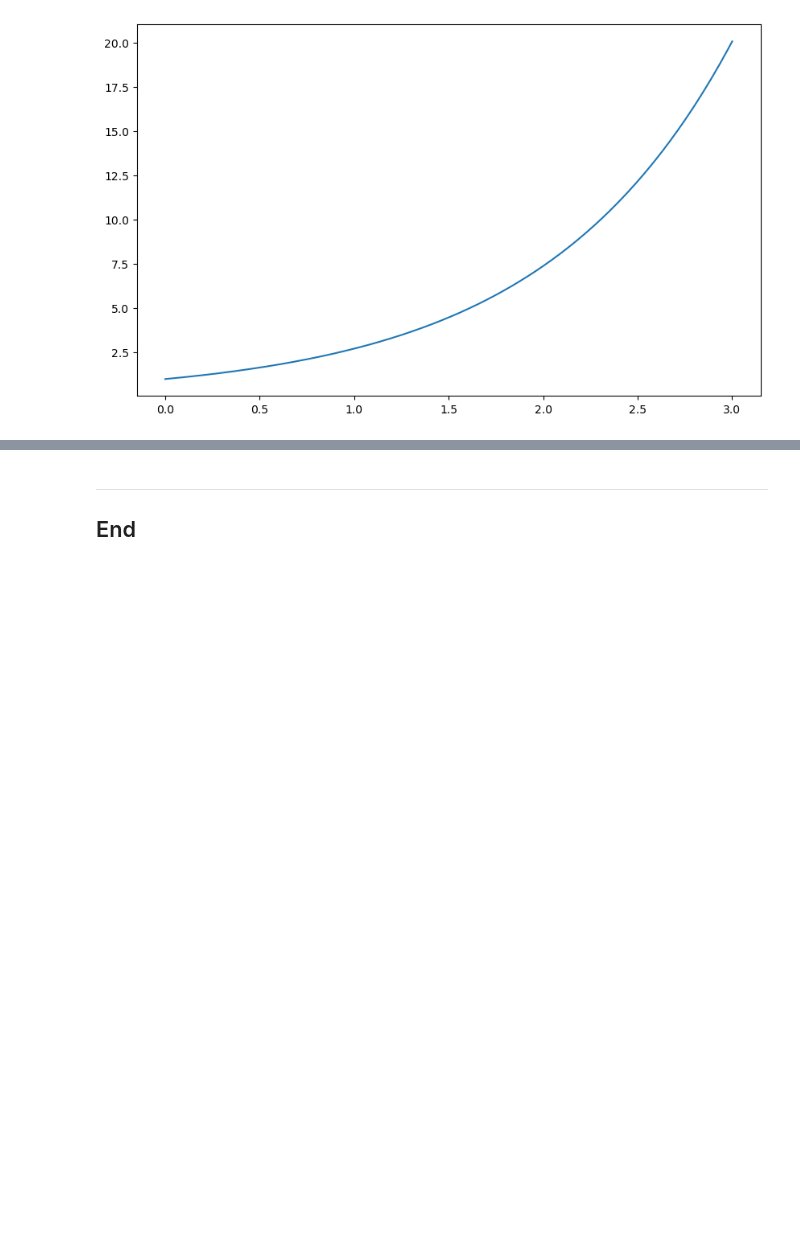
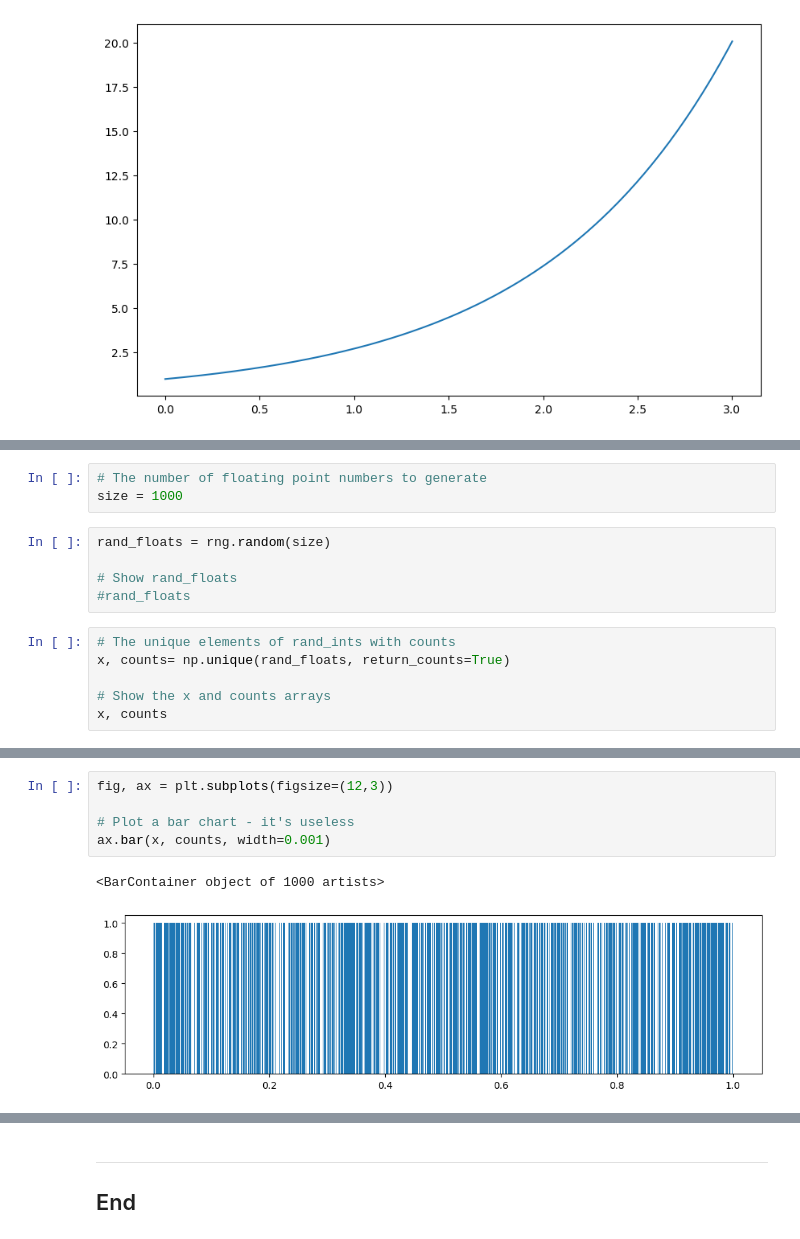
Before and after one commit to rachel-king4/fundamentalsofdataanalysis, a Jupyter notebook: mynotebook.ipynb, the cells around one changed output, grey strips where cells are left out. Cells and saved outputs as stored; diff of their text form; blank space fills up the shorter version.

```diff
--- a/mynotebook.ipynb
+++ b/mynotebook.ipynb
@@ -34,0 +140,14 @@ plt.plot(x, y)
+# %%
+# The number of floating point numbers to generate
+size = 1000
+# %%
+rand_floats = rng.random(size)
+
+# Show rand_floats
+#rand_floats
+# %%
+# The unique elements of rand_ints with counts
+x, counts= np.unique(rand_floats, return_counts=True)
+
+# Show the x and counts arrays
+x, counts
@@ -34,0 +172,8 @@ plt.plot(x, y)
+# %%
+fig, ax = plt.subplots(figsize=(12,3))
+
+# Plot a bar chart - it's useless
+ax.bar(x, counts, width=0.001)
+# %% [output]
+<BarContainer object of 1000 artists>
+[figure, added]
```
Also changed, not shown: parts of 23 cells of this notebook.
